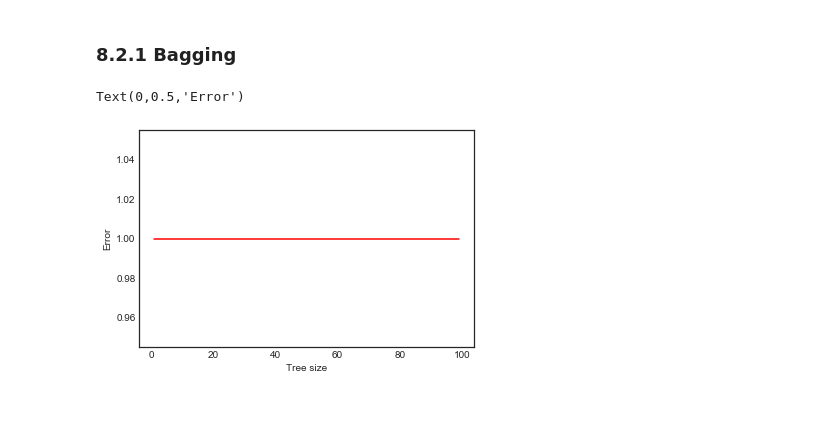
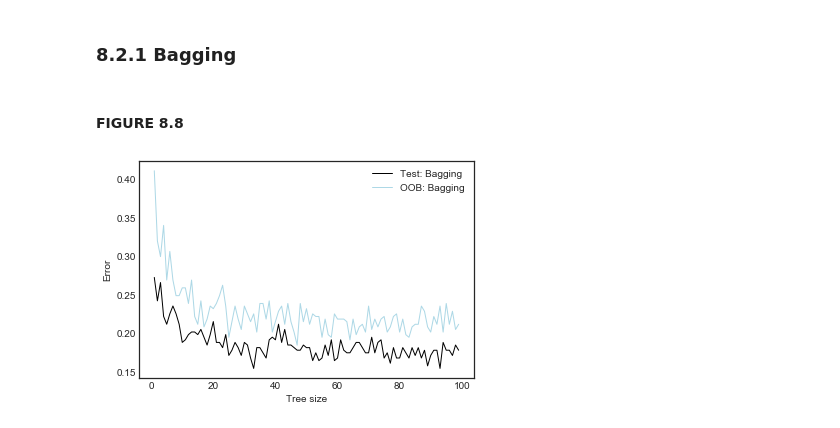
Before and after one commit to pedvide/ISLR_Python, a Jupyter notebook: Chapter8_Tree_Based_Methods.ipynb, the cells around one changed output. Cells and saved outputs as stored; diff of their text form; code cells hidden in the pictures.

```diff
--- a/Chapter8_Tree_Based_Methods.ipynb
+++ b/Chapter8_Tree_Based_Methods.ipynb
@@ -208,20 +209,30 @@ plot_tree(DecisionTreeClassifier(max_leaf_nodes=best_min_leafs).fit(X,y), X.colu
 X = pd.get_dummies(df_heart[df_heart.columns.difference(['AHD'])], drop_first=True)
 y = pd.get_dummies(df_heart.AHD, drop_first=True).values.ravel()
 # %%
-scores = []
+import warnings
+
+scores_OOB_bagging = []
+scores_bagging = []
 trees_number = range(1, 100)
-for B in trees_number:
-    clf_bag = BaggingClassifier(DecisionTreeClassifier(), n_estimators=B, oob_score=True)
-    scores.append(clf_bag.oob_score)
-    # this is computationally expensive
-    # sc = 1-cross_val_score(clf_bag, X, y, cv=5)
-    # scores.append((sc.mean(), sc.std()))
-scores = np.array(scores)
+with warnings.catch_warnings():
+    warnings.simplefilter("ignore", category=UserWarning)
+    warnings.simplefilter("ignore", category=RuntimeWarning)
+    for B in trees_number:
+        clf_bag = BaggingClassifier(DecisionTreeClassifier(), n_estimators=B, oob_score=True)
+        clf_bag.fit(X, y)
+        scores_OOB_bagging.append(1-clf_bag.oob_score_)
+        # this is computationally expensive, so better use OOB
+        sc = 1-cross_val_score(clf_bag, X, y, cv=2)
+        scores_bagging.append(sc.mean())
+scores_OOB_bagging = np.array(scores_OOB_bagging)
+scores_bagging = np.array(scores_bagging)
+# %% [markdown]
+#### FIGURE 8.8
 # %%
-plt.plot(trees_number, scores, 'r')
-#plt.fill_between(trees_number, scores[:,0]+scores[:,1], scores[:,0]-scores[:,1], alpha=0.3)
+plt.plot(trees_number, scores_bagging, 'black', label='Test: Bagging', lw=1)
+plt.plot(trees_number, scores_OOB_bagging, 'lightblue', label='OOB: Bagging', lw=1)
+plt.legend()
 plt.xlabel('Tree size')
-plt.ylabel('Error')
+plt.ylabel('Error');
 # %% [output]
-Text(0,0.5,'Error')
-[figure, old version]
+[figure, new version]
```
Also changed, not shown: parts of 7 cells of this notebook.
